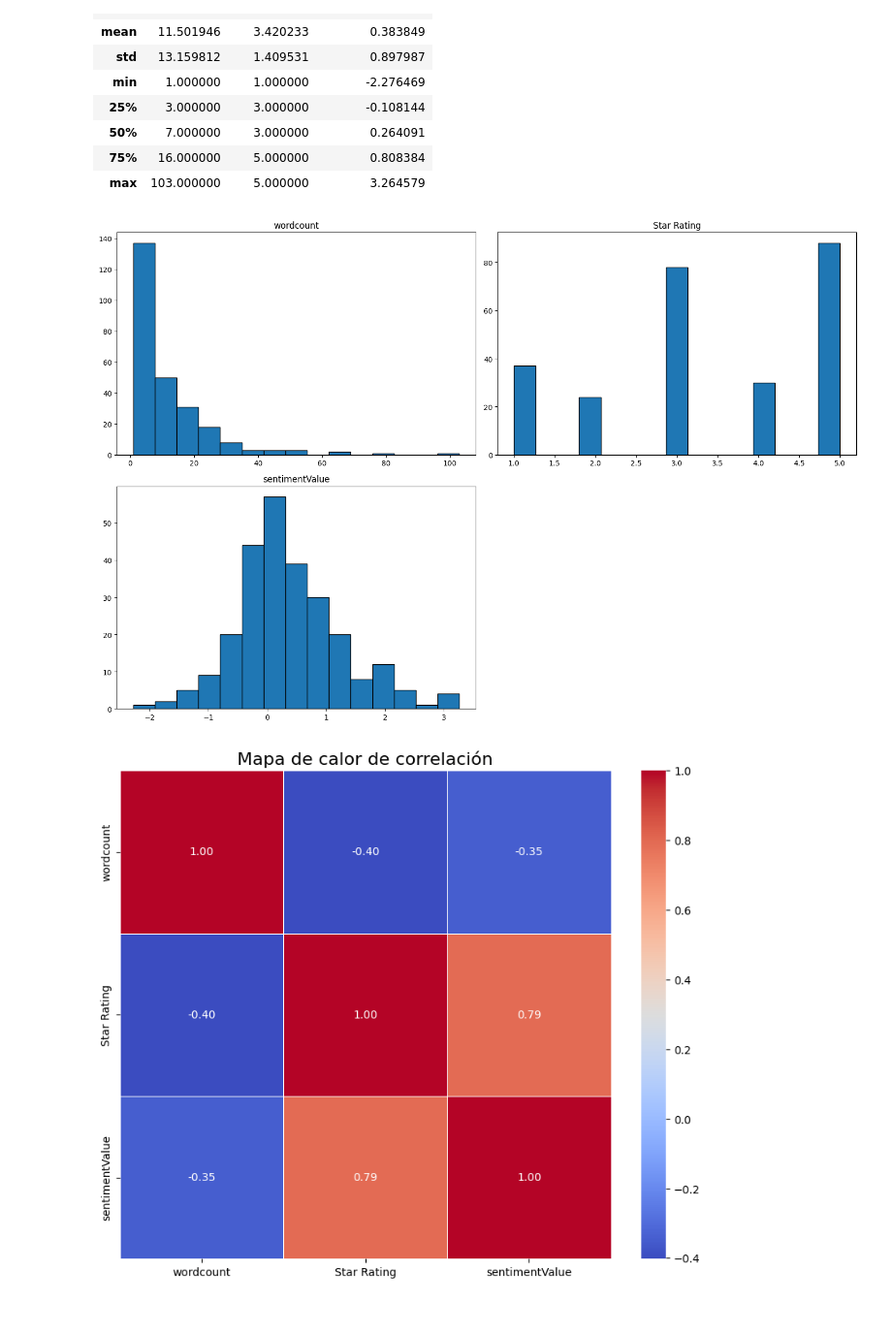
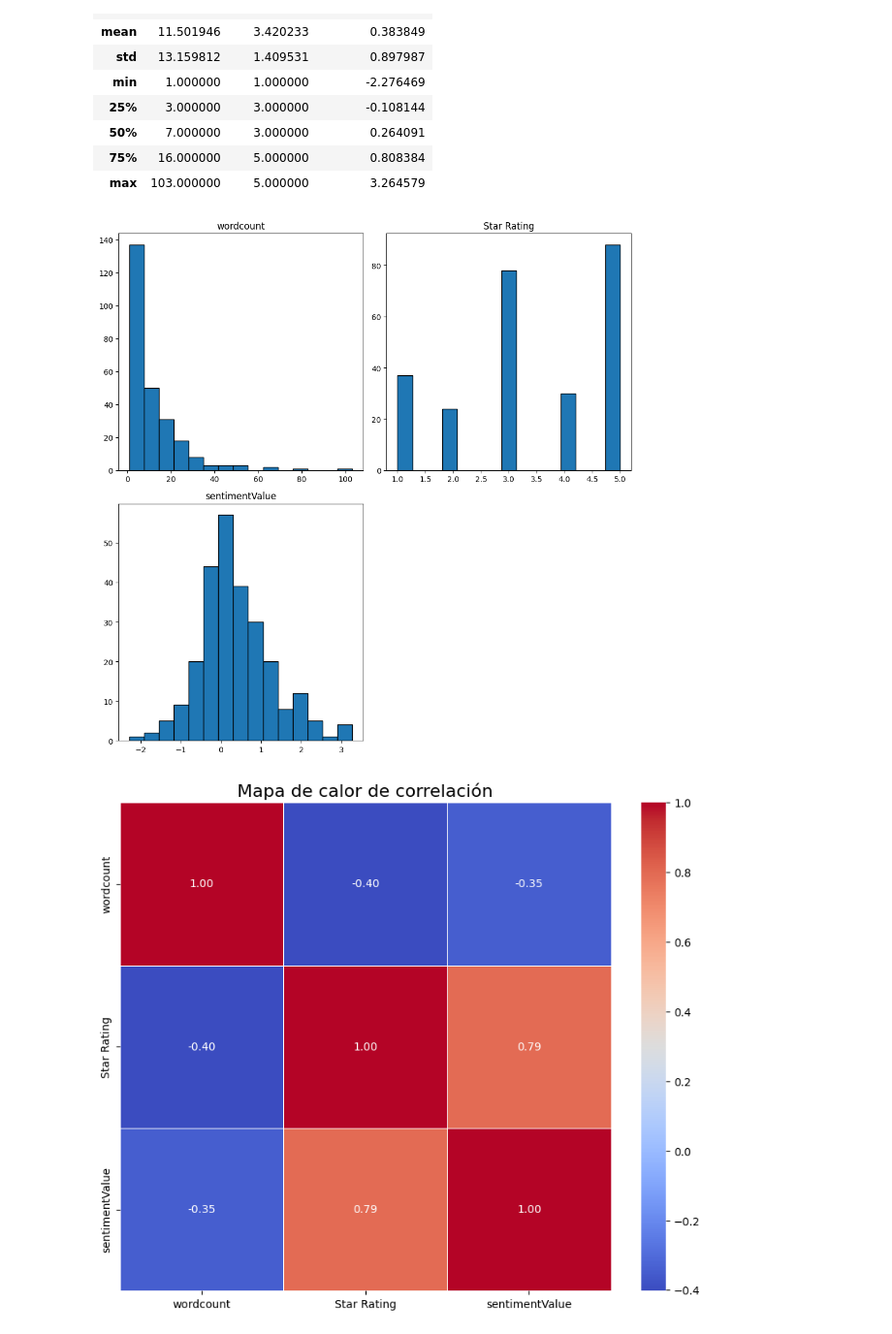
Before and after one commit to MikelTelo/dsft2409_mikeltelo, a Jupyter notebook: 2409_dsft_thebridge_core/3-Machine_Learning/1-Supervisado/3-RegorClass/7-KNN/ejercicios/Ejercicio_k-NearestNeighbor_MTA.ipynb, the cells around one changed output. Shown: that part at 97% size. Cells and saved outputs as stored; diff of their text form; code cells hidden in the pictures.

```diff
--- a/2409_dsft_thebridge_core/3-Machine_Learning/1-Supervisado/3-RegorClass/7-KNN/ejercicios/Ejercicio_k-NearestNeighbor_MTA.ipynb
+++ b/2409_dsft_thebridge_core/3-Machine_Learning/1-Supervisado/3-RegorClass/7-KNN/ejercicios/Ejercicio_k-NearestNeighbor_MTA.ipynb
@@ -76,15 +76,15 @@ df.describe()
 | max | 103.000000 | 5.000000 | 3.264579 |
 # %%
 # Crear histogramas para todas las columnas numéricas
-df.hist(bins=15, figsize=(15, 10), edgecolor='black', grid=False)
+df.hist(bins=15, figsize=(10, 10), edgecolor='black', grid=False)
 
 # Ajustar el diseño para que los gráficos no se solapen
 plt.tight_layout()
 
 # Mostrar los histogramas
 plt.show()
 # %% [output]
-[figure, old version]
+[figure, new version]
 # %%
 # Calcular la matriz de correlación
 correlation_matrix = df.corr()
```
Also changed, not shown: parts of 2 cells of this notebook.
